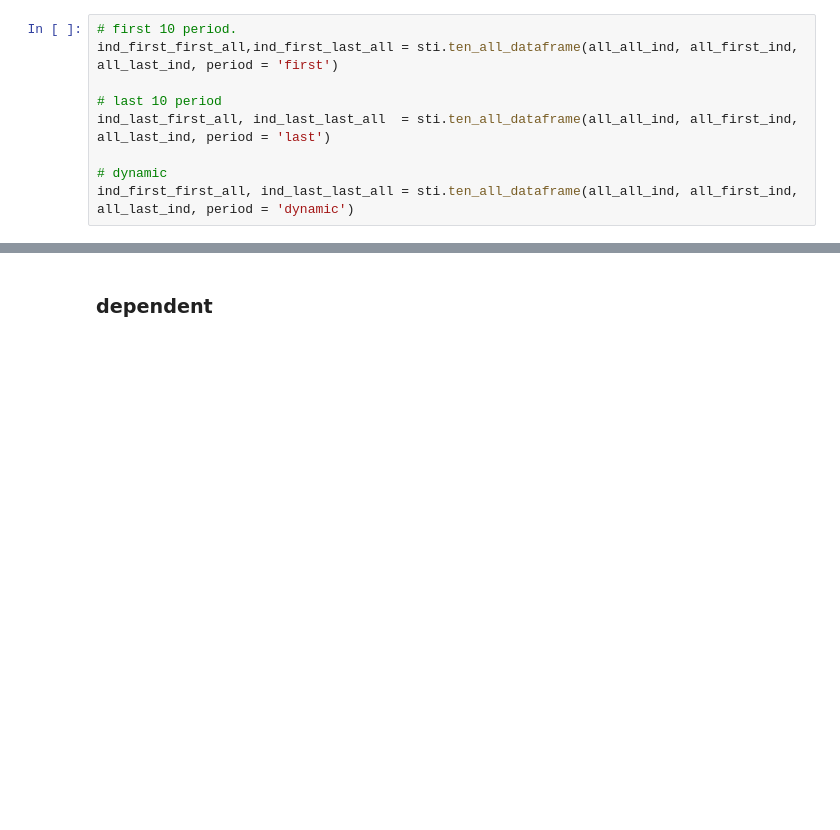
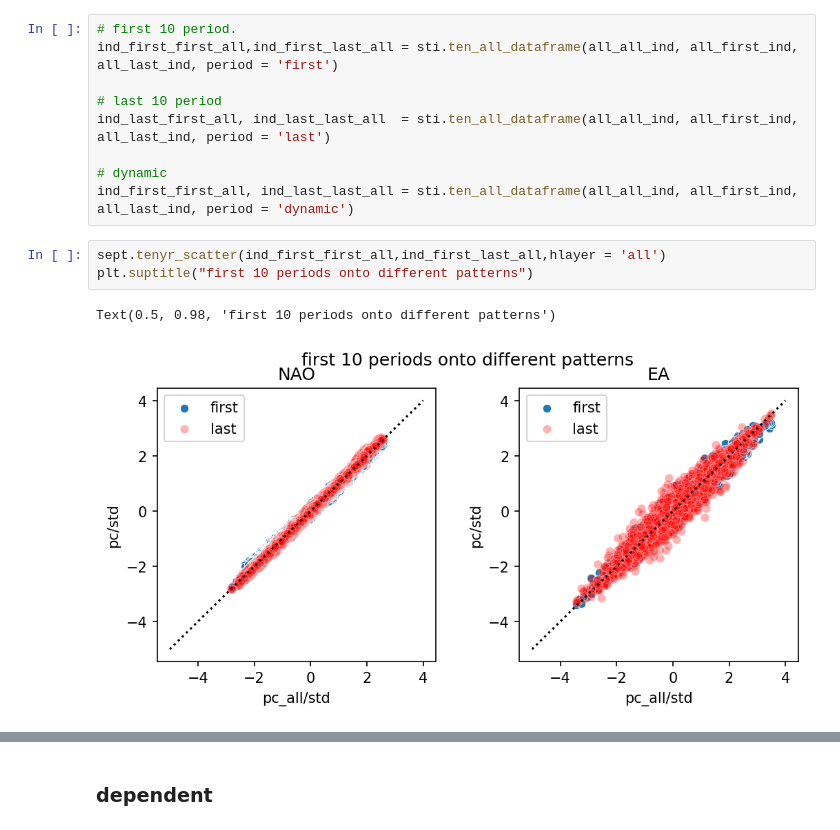
Before and after one commit to liuquan18/Teleconnection, a Jupyter notebook: scripts/IndexDiffPattern_analyze.ipynb, the cells around one changed output, grey strips where cells are left out. Drawn from its saved outputs; the diff is of its cells as text; blank space fills up the shorter version.

Commit message:
same plots as before

```diff
--- a/scripts/IndexDiffPattern_analyze.ipynb
+++ b/scripts/IndexDiffPattern_analyze.ipynb
@@ -62,3 +62,9 @@ ind_last_first_all, ind_last_last_all  = sti.ten_all_dataframe(all_all_ind, all_
 
 # dynamic
 ind_first_first_all, ind_last_last_all = sti.ten_all_dataframe(all_all_ind, all_first_ind, all_last_ind, period = 'dynamic')
+# %%
+sept.tenyr_scatter(ind_first_first_all,ind_first_last_all,hlayer = 'all')
+plt.suptitle("first 10 periods onto different patterns")
+# %% [output]
+Text(0.5, 0.98, 'first 10 periods onto different patterns')
+[figure, added]
```
Also changed, not shown: parts of 3 cells of this notebook, 2 other files.
